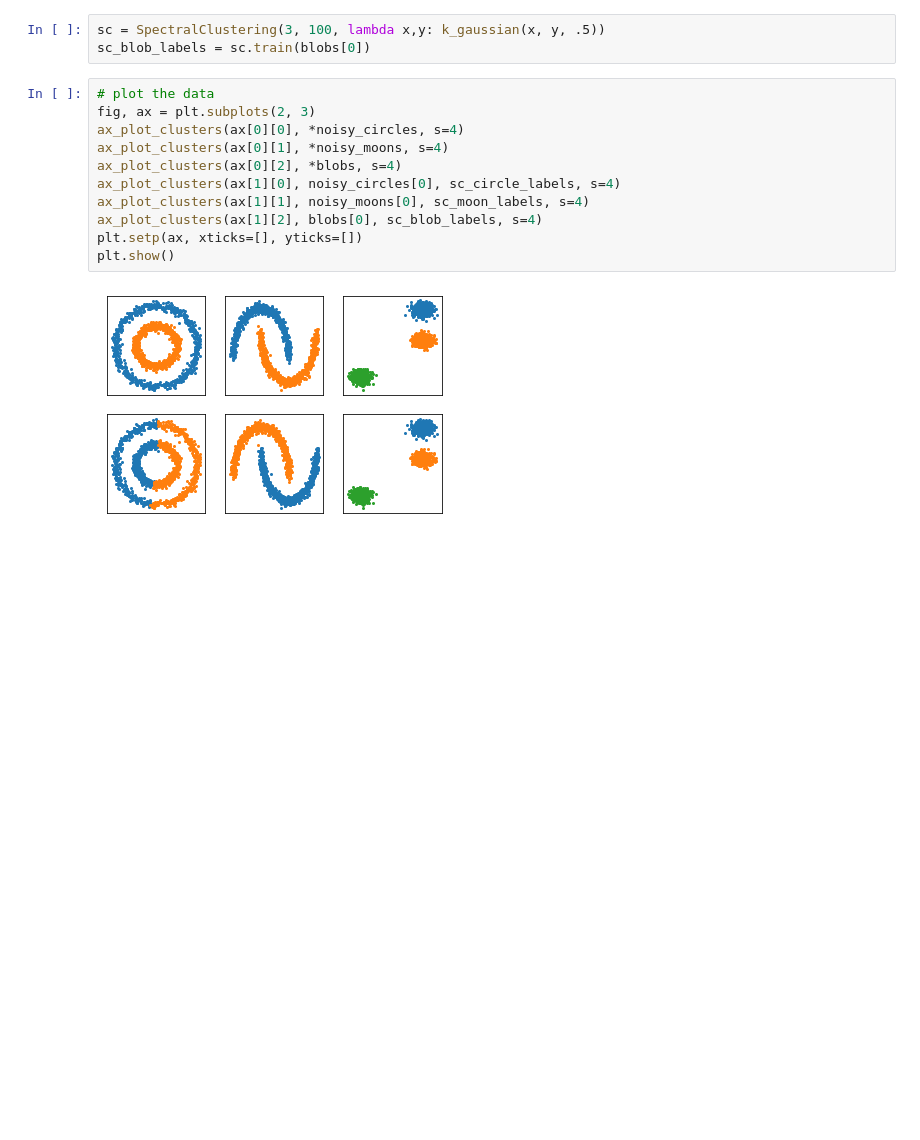
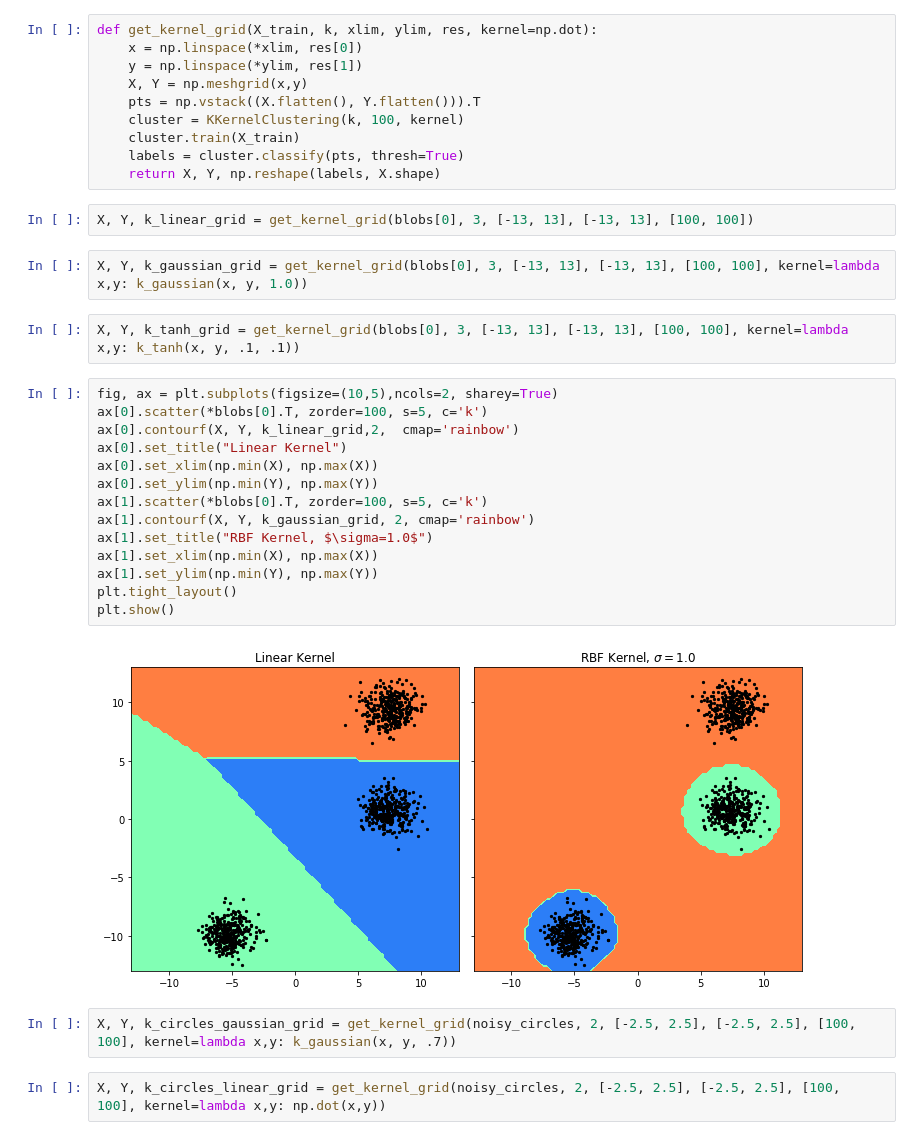
Before and after one commit to EthanJamesLew/PSU_STAT671, a Jupyter notebook: project/figures/synthetic_test.ipynb, the cells around one changed output. Saved outputs shown, nothing was run; the diff lists cells and outputs as text; blank space fills up the shorter version.

Commit message:
add kernel k-means figures

```diff
--- a/project/figures/synthetic_test.ipynb
+++ b/project/figures/synthetic_test.ipynb
@@ -31,16 +24,36 @@ sc_circle_labels = sc.train(noisy_circles[0])
+# %%
+def get_kernel_grid(X_train, k, xlim, ylim, res, kernel=np.dot):
+    x = np.linspace(*xlim, res[0])
+    y = np.linspace(*ylim, res[1])
+    X, Y = np.meshgrid(x,y)
+    pts = np.vstack((X.flatten(), Y.flatten())).T
+    cluster = KKernelClustering(k, 100, kernel)
+    cluster.train(X_train)
+    labels = cluster.classify(pts, thresh=True)
+    return X, Y, np.reshape(labels, X.shape)
+# %%
+X, Y, k_linear_grid = get_kernel_grid(blobs[0], 3, [-13, 13], [-13, 13], [100, 100])
 # %%
-sc = SpectralClustering(3, 100, lambda x,y: k_gaussian(x, y, .5))
-sc_blob_labels = sc.train(blobs[0])
+X, Y, k_gaussian_grid = get_kernel_grid(blobs[0], 3, [-13, 13], [-13, 13], [100, 100], kernel=lambda x,y: k_gaussian(x, y, 1.0))
-# %%
-# plot the data
-fig, ax = plt.subplots(2, 3)
-ax_plot_clusters(ax[0][0], *noisy_circles, s=4)
-ax_plot_clusters(ax[0][1], *noisy_moons, s=4)
-ax_plot_clusters(ax[0][2], *blobs, s=4)
-ax_plot_clusters(ax[1][0], noisy_circles[0], sc_circle_labels, s=4)
-ax_plot_clusters(ax[1][1], noisy_moons[0], sc_moon_labels, s=4)
-ax_plot_clusters(ax[1][2], blobs[0], sc_blob_labels, s=4)
-plt.setp(ax, xticks=[], yticks=[])
-plt.show()
-# %% [output]
-[figure, removed]
+# %%
+X, Y, k_tanh_grid = get_kernel_grid(blobs[0], 3, [-13, 13], [-13, 13], [100, 100], kernel=lambda x,y: k_tanh(x, y, .1, .1))
+# %%
+fig, ax = plt.subplots(figsize=(10,5),ncols=2, sharey=True)
+ax[0].scatter(*blobs[0].T, zorder=100, s=5, c='k')
+ax[0].contourf(X, Y, k_linear_grid,2,  cmap='rainbow')
+ax[0].set_title("Linear Kernel")
+ax[0].set_xlim(np.min(X), np.max(X))
+ax[0].set_ylim(np.min(Y), np.max(Y))
+ax[1].scatter(*blobs[0].T, zorder=100, s=5, c='k')
+ax[1].contourf(X, Y, k_gaussian_grid, 2, cmap='rainbow')
+ax[1].set_title("RBF Kernel, $\sigma=1.0$")
+ax[1].set_xlim(np.min(X), np.max(X))
+ax[1].set_ylim(np.min(Y), np.max(Y))
+plt.tight_layout()
+plt.show()
+# %% [output]
+[figure, added]
+# %%
+X, Y, k_circles_gaussian_grid = get_kernel_grid(noisy_circles, 2, [-2.5, 2.5], [-2.5, 2.5], [100, 100], kernel=lambda x,y: k_gaussian(x, y, .7))
+# %%
+X, Y, k_circles_linear_grid = get_kernel_grid(noisy_circles, 2, [-2.5, 2.5], [-2.5, 2.5], [100, 100], kernel=lambda x,y: np.dot(x,y))
```
Also changed, not shown: parts of 9 cells of this notebook, 2 other files.
